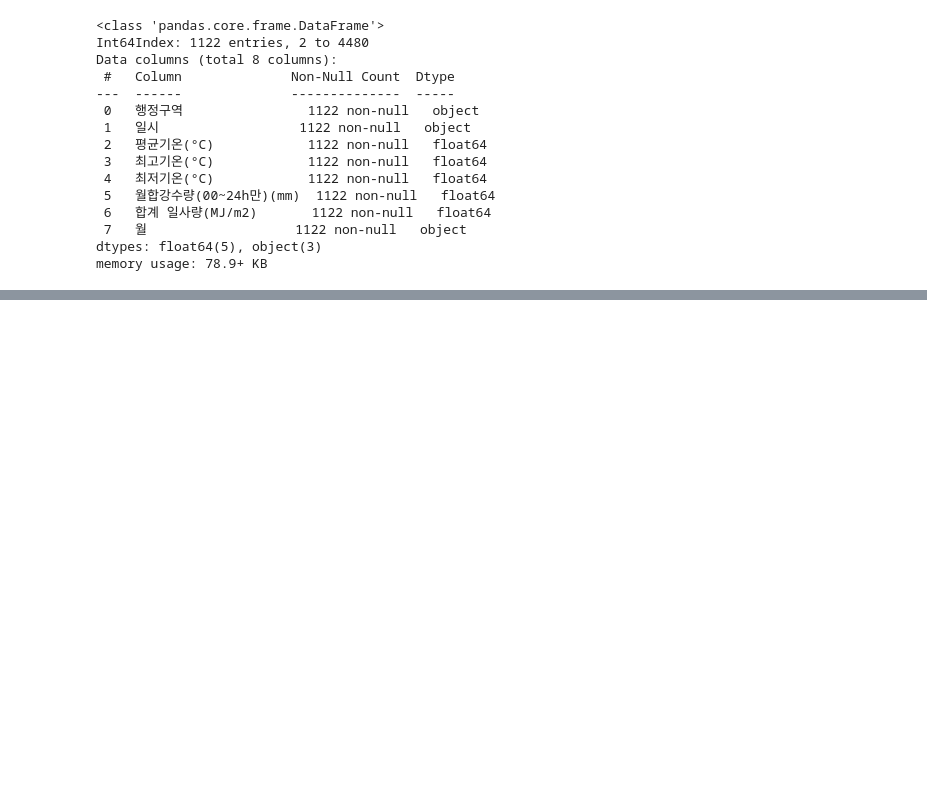
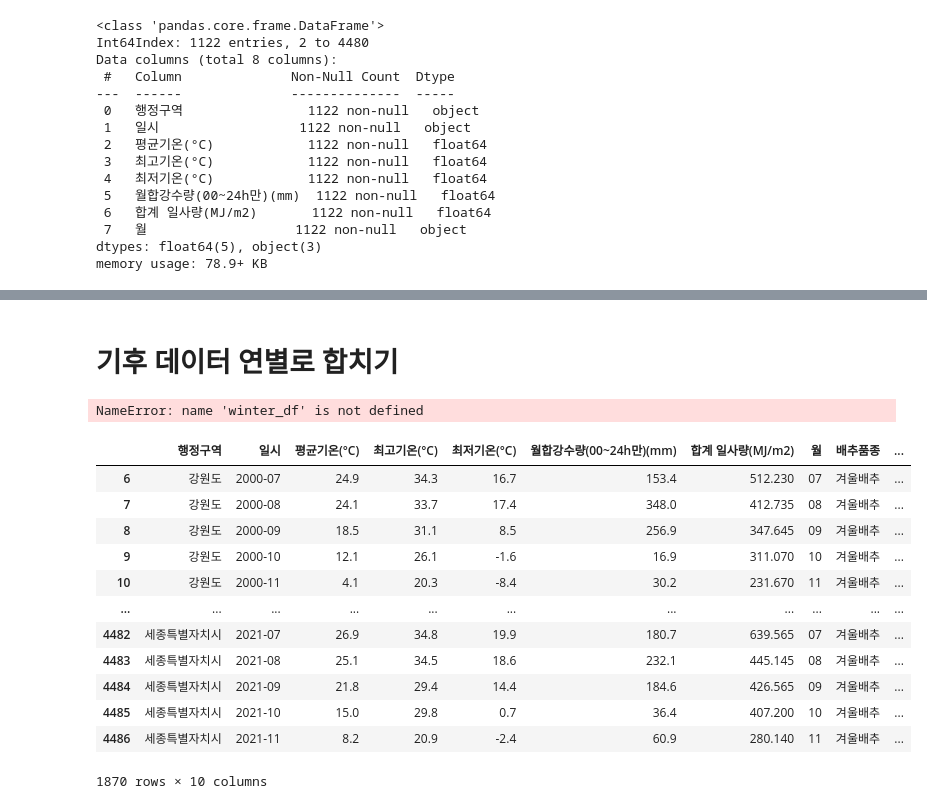
Before and after one commit to Kim-Hyunah/Final_Predict_Agricultural, a Jupyter notebook: preprocessing_weather_furoot_ha.ipynb, the cells around one changed output, grey strips where cells are left out. Drawn from its saved outputs; the diff is of its cells as text; code cells hidden in the pictures; blank space fills up the shorter version.

```diff
--- a/preprocessing_weather_furoot_ha.ipynb
+++ b/preprocessing_weather_furoot_ha.ipynb
@@ -205,0 +493,2 @@ spiring_df
+# %% [markdown]
+# 기후 데이터 연별로 합치기
@@ -205,0 +500,4 @@ spiring_df
+# %%
+winter_df
+# %% [output]
+NameError: name 'winter_df' is not defined
@@ -205,0 +507,31 @@ spiring_df
+# %%
+# winter_df 에서 일시 컬럼을 년도, 월, 일로 분리
+winter_df['년도'] = winter_df['일시'].str.split('-').str[0]
+winter_df
+
+# spring_df 일시 컬럼을 년도, 월로 분리
+spring_df['년도'] = spring_df['일시'].str.split('-').str[0]
+spring_df
+
+
+# gorange_df 일시 컬럼을 년도, 월로 분리
+gorange_df['년도'] = gorange_df['일시'].str.split('-').str[0]
+gorange_df
+
+# fall_df 일시 컬럼을 년도, 월로 분리
+fall_df['년도'] = fall_df['일시'].str.split('-').str[0]
+fall_df
+# %% [output]
+|  | 행정구역 | 일시 | 평균기온(°C) | 최고기온(°C) | 최저기온(°C) | 월합강수량(00~24h만)(mm) | 합계 일사량(MJ/m2) | 월 | 배추품종 | ... |
+| 6 | 강원도 | 2000-07 | 24.9 | 34.3 | 16.7 | 153.4 | 512.230 | 07 | 겨울배추 | ... |
+| 7 | 강원도 | 2000-08 | 24.1 | 33.7 | 17.4 | 348.0 | 412.735 | 08 | 겨울배추 | ... |
+| 8 | 강원도 | 2000-09 | 18.5 | 31.1 | 8.5 | 256.9 | 347.645 | 09 | 겨울배추 | ... |
+| 9 | 강원도 | 2000-10 | 12.1 | 26.1 | -1.6 | 16.9 | 311.070 | 10 | 겨울배추 | ... |
+| 10 | 강원도 | 2000-11 | 4.1 | 20.3 | -8.4 | 30.2 | 231.670 | 11 | 겨울배추 | ... |
+| ... | ... | ... | ... | ... | ... | ... | ... | ... | ... | ... |
+| 4482 | 세종특별자치시 | 2021-07 | 26.9 | 34.8 | 19.9 | 180.7 | 639.565 | 07 | 겨울배추 | ... |
+| 4483 | 세종특별자치시 | 2021-08 | 25.1 | 34.5 | 18.6 | 232.1 | 445.145 | 08 | 겨울배추 | ... |
+| 4484 | 세종특별자치시 | 2021-09 | 21.8 | 29.4 | 14.4 | 184.6 | 426.565 | 09 | 겨울배추 | ... |
+| 4485 | 세종특별자치시 | 2021-10 | 15.0 | 29.8 | 0.7 | 36.4 | 407.200 | 10 | 겨울배추 | ... |
+| 4486 | 세종특별자치시 | 2021-11 | 8.2 | 20.9 | -2.4 | 60.9 | 280.140 | 11 | 겨울배추 | ... |
+1870 rows × 10 columns
```
Also changed, not shown: parts of 60 cells of this notebook, 1 other file.
